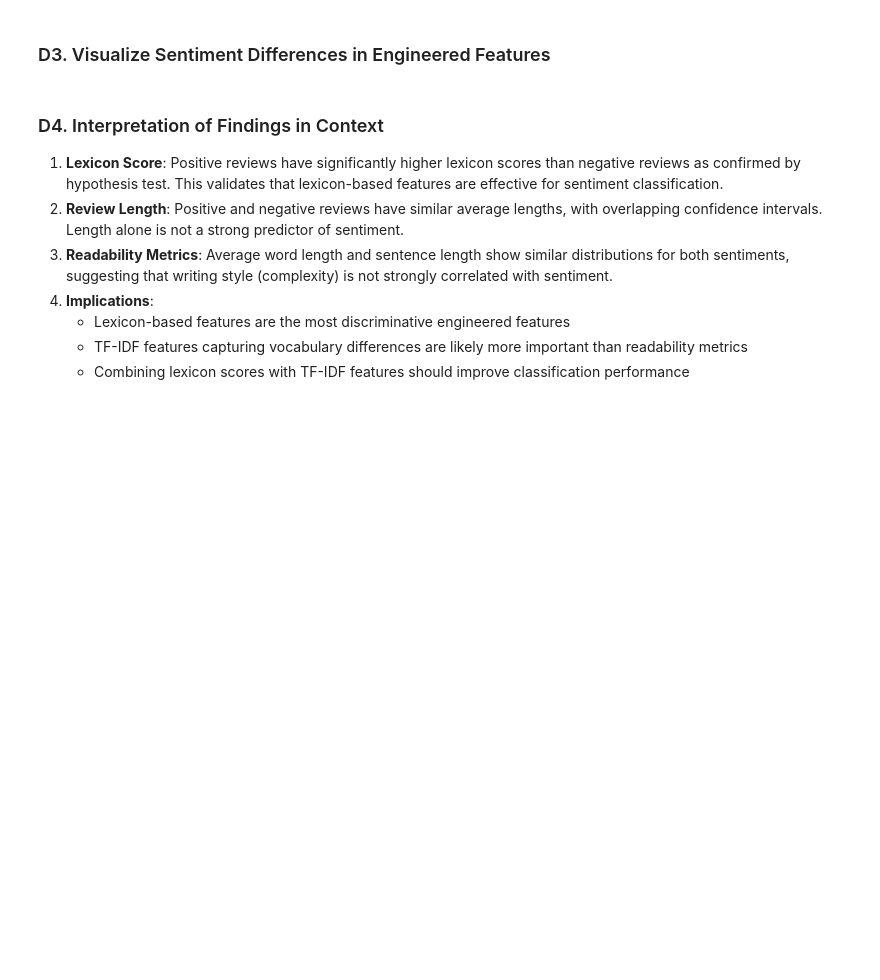
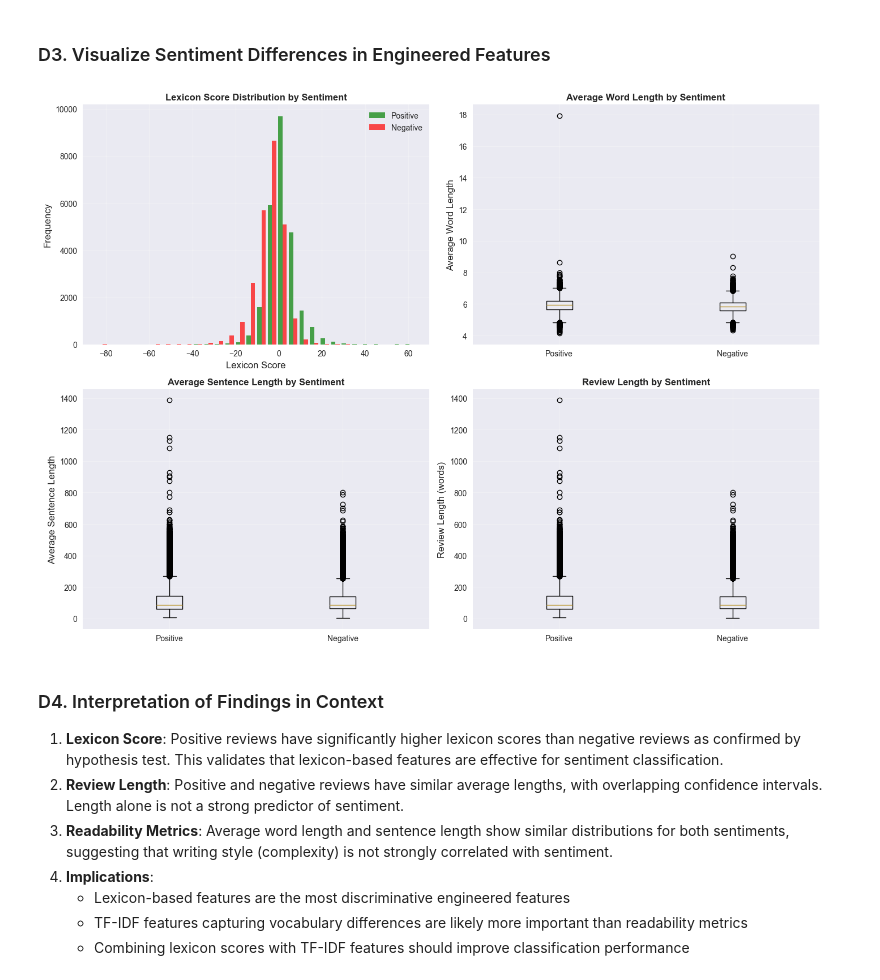
Before and after one commit to Ainedembe-Denis/IMDB-Movie-Review-Sentiment-Analysis, a Jupyter notebook: notebooks/sentiment_analysis.ipynb, the cells around one changed output. Cells and saved outputs as stored; diff of their text form; code cells hidden in the pictures; blank space fills up the shorter version.

```diff
--- a/notebooks/sentiment_analysis.ipynb
+++ b/notebooks/sentiment_analysis.ipynb
@@ -631,36 +632,38 @@ fig, axes = plt.subplots(2, 2, figsize=(14, 10))
 axes[0, 0].hist([df[df['sentiment'] == 'positive']['lexicon_score'],
                  df[df['sentiment'] == 'negative']['lexicon_score']],
                 bins=30, alpha=0.7, label=['Positive', 'Negative'], color=['green', 'red'])
 axes[0, 0].set_xlabel('Lexicon Score', fontsize=12)
 axes[0, 0].set_ylabel('Frequency', fontsize=12)
 axes[0, 0].set_title('Lexicon Score Distribution by Sentiment', fontsize=12, fontweight='bold')
 axes[0, 0].legend()
 axes[0, 0].grid(alpha=0.3)
 
 # Average word length
 axes[0, 1].boxplot([df[df['sentiment'] == 'positive']['avg_word_length'],
                     df[df['sentiment'] == 'negative']['avg_word_length']],
-                   labels=['Positive', 'Negative'])
+                   tick_labels=['Positive', 'Negative'])
 axes[0, 1].set_ylabel('Average Word Length', fontsize=12)
 axes[0, 1].set_title('Average Word Length by Sentiment', fontsize=12, fontweight='bold')
 axes[0, 1].grid(alpha=0.3)
 
 # Average sentence length
 axes[1, 0].boxplot([df[df['sentiment'] == 'positive']['avg_sentence_length'],
                     df[df['sentiment'] == 'negative']['avg_sentence_length']],
-                   labels=['Positive', 'Negative'])
+                   tick_labels=['Positive', 'Negative'])
 axes[1, 0].set_ylabel('Average Sentence Length', fontsize=12)
 axes[1, 0].set_title('Average Sentence Length by Sentiment', fontsize=12, fontweight='bold')
 axes[1, 0].grid(alpha=0.3)
 
 # Review length
-axes[1, 1].boxplot([positive_lengths, negative_lengths], labels=['Positive', 'Negative'])
+axes[1, 1].boxplot([positive_lengths, negative_lengths], tick_labels=['Positive', 'Negative'])
 axes[1, 1].set_ylabel('Review Length (words)', fontsize=12)
 axes[1, 1].set_title('Review Length by Sentiment', fontsize=12, fontweight='bold')
 axes[1, 1].grid(alpha=0.3)
 
 plt.tight_layout()
 plt.show()
+# %% [output]
+[figure, added]
 # %% [markdown]
 ### D4. Interpretation of Findings in Context
 
```
Also changed, not shown: parts of 3 cells of this notebook.
